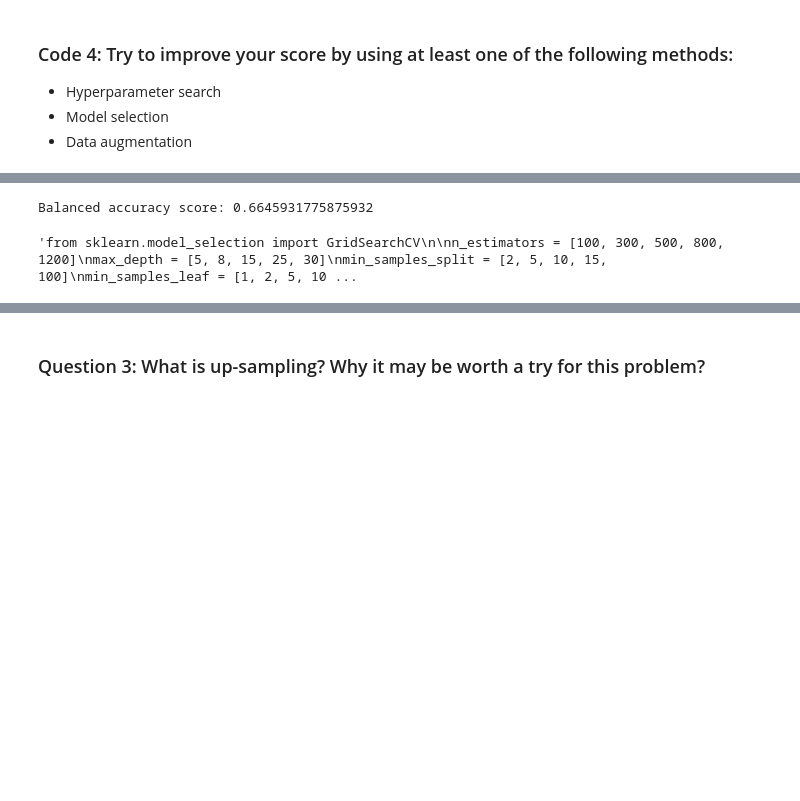
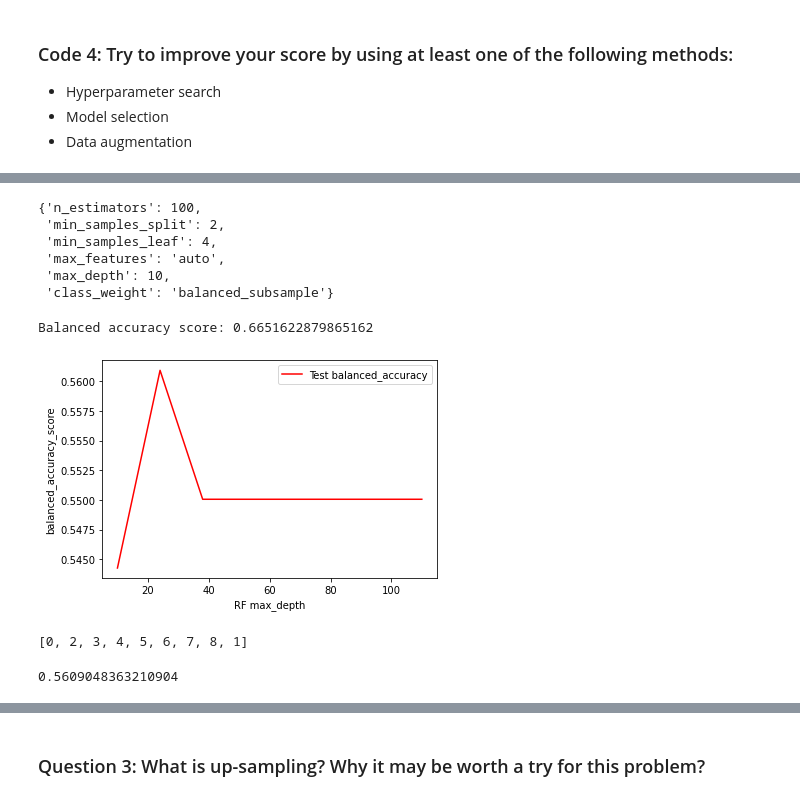
Before and after one commit to mdsalem17/Mortality-Prediction, a Jupyter notebook: TP4.ipynb, the cells around one changed output, grey strips where cells are left out. Saved outputs shown, nothing was run; the diff lists cells and outputs as text; code cells hidden in the pictures; blank space fills up the shorter version.

```diff
--- a/TP4.ipynb
+++ b/TP4.ipynb
@@ -523,34 +589,47 @@ Fitting 3 folds for each of 50 candidates, totalling 150 fits
+# %%
+rf_random.best_params_
+# %% [output]
+{'n_estimators': 100,
+ 'min_samples_split': 2,
+ 'min_samples_leaf': 4,
+ 'max_features': 'auto',
+ 'max_depth': 10,
+ 'class_weight': 'balanced_subsample'}
 # %%
-best_clf = RandomForestClassifier(
-    n_estimators=670, class_weight="balanced",
-    max_features = 'sqrt',
-#     min_samples_split=10,
-#     min_samples_leaf=10,
-#     max_leaf_nodes=20,
-)
+rf_clf = RandomForestClassifier(random_state = 42,
+    n_estimators = 100, min_samples_split = 2, class_weight= 'balanced_subsample',
+    min_samples_leaf = 4, max_features = 'auto', max_depth = 10)
 
 
-best_clf.fit(xtrain_final, ytrain_final)  # training
+rf_clf.fit(xtrain_final, ytrain_final)  # training
 
-best_ypred = best_clf.predict(xvalid_final)  # predictions
+ypred = rf_clf.predict(xvalid_final)  # predictions
 score = balanced_accuracy_score(yvalid_final, ypred)  # scoring
 print("Balanced accuracy score: {}".format(score))
 # %% [output]
-Balanced accuracy score: 0.6645931775875932
+Balanced accuracy score: 0.6651622879865162
-# %%
-"""from sklearn.model_selection import GridSearchCV
-
-n_estimators = [100, 300, 500, 800, 1200]
-max_depth = [5, 8, 15, 25, 30]
-min_samples_split = [2, 5, 10, 15, 100]
-min_samples_leaf = [1, 2, 5, 10]
-
-hyperF = dict(n_estimators = n_estimators, max_depth = max_depth,
-              min_samples_split = min_samples_split,
-             min_samples_leaf = min_samples_leaf)
-
-gridF = GridSearchCV(clf, hyperF, cv = 3, verbose = 1,
-                      n_jobs = -1)
-bestF = gridF.fit(xtrain_final, ytrain_final)"""
-# %% [output]
-'from sklearn.model_selection import GridSearchCV\n\nn_estimators = [100, 300, 500, 800, 1200]\nmax_depth = [5, 8, 15, 25, 30]\nmin_samples_split = [2, 5, 10, 15, 100]\nmin_samples_leaf = [1, 2, 5, 10 ...
+# %%
+max_depth = [int(x) for x in np.linspace(10, 110, num = 8)]
+max_depth.append(None)
+test2_results = []
+for m in max_depth:
+    rforest = RandomForestClassifier(random_state = 42, n_estimators = 10, max_depth = m)
+    rforest.fit(xtrain_final, ytrain_final)
+    ypred = rforest.predict(xvalid_final)
+    accuracy = balanced_accuracy_score(yvalid_final, ypred)
+    test2_results.append(accuracy)
+from matplotlib.legend_handler import HandlerLine2D
+line2, = plt.plot(max_depth, test2_results, 'r', label="Test balanced_accuracy")
+plt.legend(handler_map={line1: HandlerLine2D(numpoints=2)})
+plt.ylabel('balanced_accuracy_score')
+plt.xlabel('RF max_depth')
+plt.show()
+# %% [output]
+[figure, added]
+# %%
+#the list of index ordered by values of test_results asc
+print(sorted(range(len(test2_results)), key=lambda k: test2_results[k]))
+test2_results[1]
+# %% [output]
+[0, 2, 3, 4, 5, 6, 7, 8, 1]
+0.5609048363210904
```
Also changed, not shown: parts of 45 cells of this notebook.
